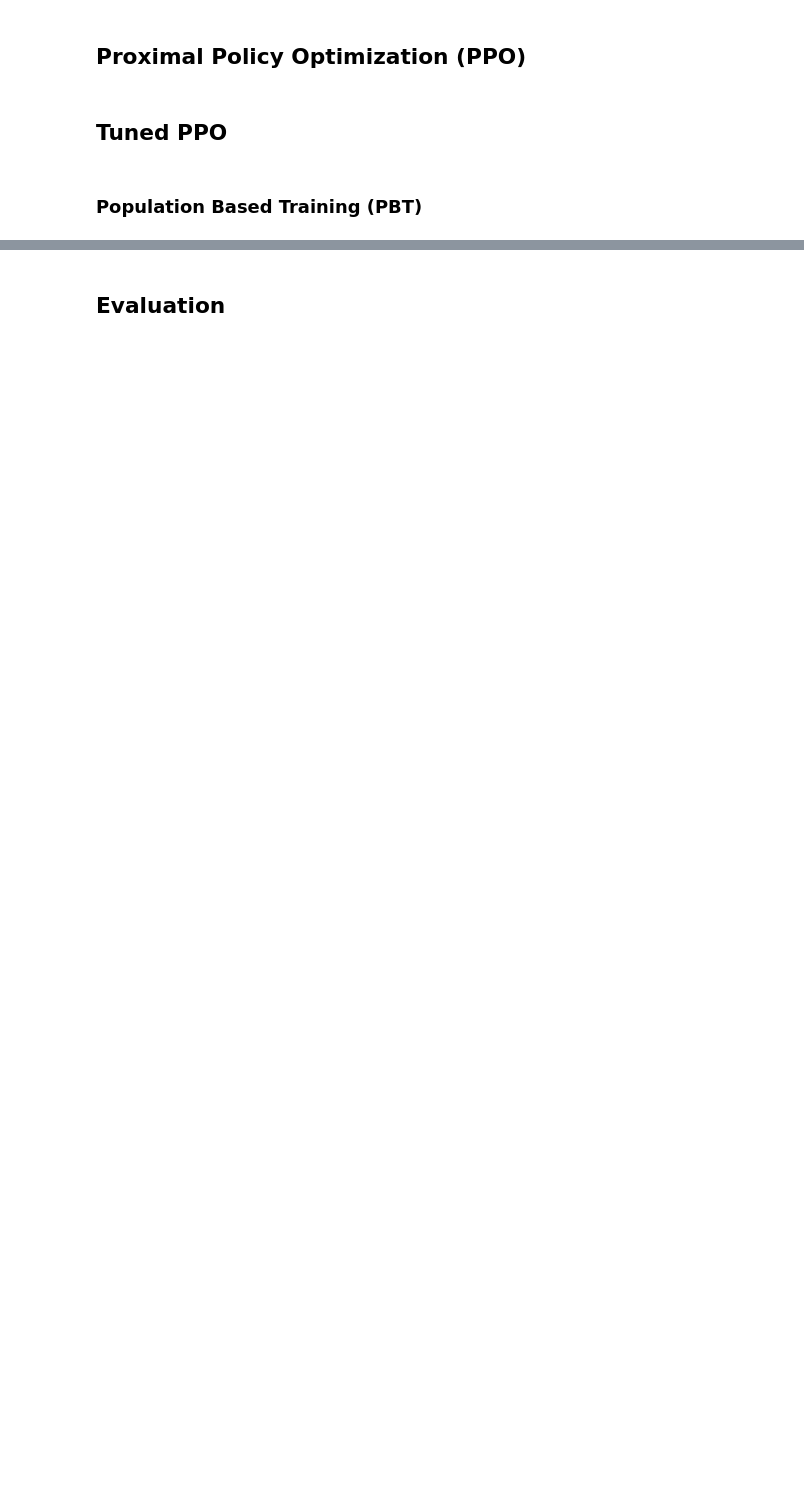
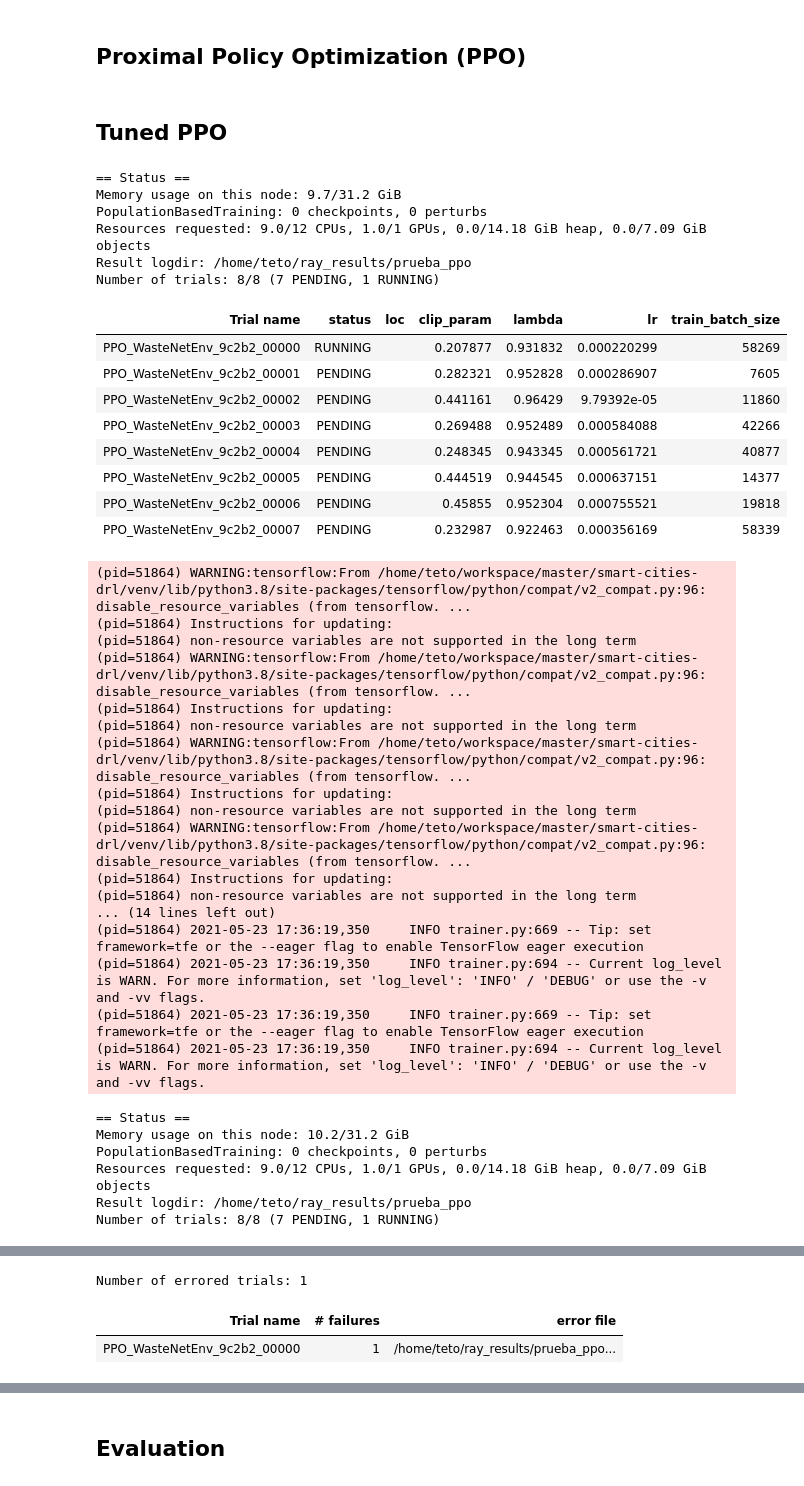
Before and after one commit to eescriba/smart-cities-drl, a Jupyter notebook: notebooks/wastenet.ipynb, the cells around one changed output, grey strips where cells are left out. Cells and saved outputs as stored; diff of their text form; code cells hidden in the pictures; blank space fills up the shorter version.

Commit message:
Update WasteNet notebook

```diff
--- a/notebooks/wastenet.ipynb
+++ b/notebooks/wastenet.ipynb
@@ -22 +49,5 @@ sys.path.insert(0,'./smart-cities-drl/src/')
 from wastenet.env import WasteNetEnv
+# %%
+register_env("WasteNet-v0", lambda config: WasteNetEnv(config))
+num_gpus = len(tf.config.list_physical_devices('GPU'))
+print("Num GPUs Available: ", num_gpus)
@@ -77,9 +124,9 @@ for step in range(n_step):
         sum_reward = 0
 # %% [markdown]
 ## Tuned PPO
-# %% [markdown]
-### Population Based Training (PBT)
 # %%
+# Population Based Training (PBT)
+
 # Postprocess the perturbed config to ensure it's still valid used if PBT.
 def explore(config):
     # ensure we collect enough timesteps to do sgd
@@ -98,7 +145,7 @@ pbt = PopulationBasedTraining(
     mode="max",
     # Specifies the mutations of these hyperparams
     hyperparam_mutations={
-        "lambda": lambda: random.uniform(0.9, 1.0),
+        "lambda": lambda: random.uniform(0.7, 1.0),
         "clip_param": lambda: random.uniform(0.01, 0.5),
         "lr": [1e-3, 5e-4, 1e-4, 5e-5, 1e-5],
         "num_sgd_iter": lambda: random.randint(1, 30),
@@ -109,29 +156,67 @@ pbt = PopulationBasedTraining(
 # %%
 analysis = run(
         'PPO',
-        name="prueba_ppo",
+        name="wastenet_ppo",
         scheduler=pbt,
         num_samples=8,
         config={
             "env": WasteNetEnv,
             "seed": 123,
-            "kl_coeff": 1.0,
-            "num_gpus": 1,
+            "num_gpus": num_gpus,
             "num_workers": 1,
             "observation_filter": "MeanStdFilter",
             "model": {
                 # "fcnet_hiddens": [
                 #     32,
                 #     32
                 # ],
                 "free_log_std": True
             },
             "num_sgd_iter": 10,
             "sgd_minibatch_size": 128,
             "lambda": sample_from(lambda spec: random.uniform(0.9, 1.0)),
             "clip_param": sample_from(lambda spec: random.uniform(0.1, 0.5)),
             "lr": sample_from(lambda spec: random.uniform(1e-3, 1e-5)),
             "train_batch_size": sample_from(
                 lambda spec: random.randint(1000, 60000))
         })
 print("best hyperparameters: ", analysis.best_config)
+# %% [output]
+== Status ==
+Memory usage on this node: 9.7/31.2 GiB
+PopulationBasedTraining: 0 checkpoints, 0 perturbs
+Resources requested: 9.0/12 CPUs, 1.0/1 GPUs, 0.0/14.18 GiB heap, 0.0/7.09 GiB objects
+Result logdir: /home/teto/ray_results/prueba_ppo
+Number of trials: 8/8 (7 PENDING, 1 RUNNING)
+| Trial name | status | loc | clip_param | lambda | lr | train_batch_size |
+| PPO_WasteNetEnv_9c2b2_00000 | RUNNING |  | 0.207877 | 0.931832 | 0.000220299 | 58269 |
+| PPO_WasteNetEnv_9c2b2_00001 | PENDING |  | 0.282321 | 0.952828 | 0.000286907 | 7605 |
+| PPO_WasteNetEnv_9c2b2_00002 | PENDING |  | 0.441161 | 0.96429 | 9.79392e-05 | 11860 |
+| PPO_WasteNetEnv_9c2b2_00003 | PENDING |  | 0.269488 | 0.952489 | 0.000584088 | 42266 |
+| PPO_WasteNetEnv_9c2b2_00004 | PENDING |  | 0.248345 | 0.943345 | 0.000561721 | 40877 |
+| PPO_WasteNetEnv_9c2b2_00005 | PENDING |  | 0.444519 | 0.944545 | 0.000637151 | 14377 |
+| PPO_WasteNetEnv_9c2b2_00006 | PENDING |  | 0.45855 | 0.952304 | 0.000755521 | 19818 |
+| PPO_WasteNetEnv_9c2b2_00007 | PENDING |  | 0.232987 | 0.922463 | 0.000356169 | 58339 |
+(pid=51864) WARNING:tensorflow:From /home/teto/workspace/master/smart-cities-drl/venv/lib/python3.8/site-packages/tensorflow/python/compat/v2_compat.py:96: disable_resource_variables (from tensorflow. ...
+(pid=51864) Instructions for updating:
+(pid=51864) non-resource variables are not supported in the long term
+(pid=51864) WARNING:tensorflow:From /home/teto/workspace/master/smart-cities-drl/venv/lib/python3.8/site-packages/tensorflow/python/compat/v2_compat.py:96: disable_resource_variables (from tensorflow. ...
+(pid=51864) Instructions for updating:
+(pid=51864) non-resource variables are not supported in the long term
+(pid=51864) WARNING:tensorflow:From /home/teto/workspace/master/smart-cities-drl/venv/lib/python3.8/site-packages/tensorflow/python/compat/v2_compat.py:96: disable_resource_variables (from tensorflow. ...
+(pid=51864) Instructions for updating:
+(pid=51864) non-resource variables are not supported in the long term
+(pid=51864) WARNING:tensorflow:From /home/teto/workspace/master/smart-cities-drl/venv/lib/python3.8/site-packages/tensorflow/python/compat/v2_compat.py:96: disable_resource_variables (from tensorflow. ...
+(pid=51864) Instructions for updating:
+(pid=51864) non-resource variables are not supported in the long term
+... (14 lines left out)
+(pid=51864) 2021-05-23 17:36:19,350     INFO trainer.py:669 -- Tip: set framework=tfe or the --eager flag to enable TensorFlow eager execution
+(pid=51864) 2021-05-23 17:36:19,350     INFO trainer.py:694 -- Current log_level is WARN. For more information, set 'log_level': 'INFO' / 'DEBUG' or use the -v and -vv flags.
+(pid=51864) 2021-05-23 17:36:19,350     INFO trainer.py:669 -- Tip: set framework=tfe or the --eager flag to enable TensorFlow eager execution
+(pid=51864) 2021-05-23 17:36:19,350     INFO trainer.py:694 -- Current log_level is WARN. For more information, set 'log_level': 'INFO' / 'DEBUG' or use the -v and -vv flags.
+== Status ==
+Memory usage on this node: 10.2/31.2 GiB
+PopulationBasedTraining: 0 checkpoints, 0 perturbs
+Resources requested: 9.0/12 CPUs, 1.0/1 GPUs, 0.0/14.18 GiB heap, 0.0/7.09 GiB objects
+Result logdir: /home/teto/ray_results/prueba_ppo
+Number of trials: 8/8 (7 PENDING, 1 RUNNING)
@@ -137,0 +264,3 @@ print("best hyperparameters: ", analysis.best_config)
+Number of errored trials: 1
+| Trial name | # failures | error file |
+| PPO_WasteNetEnv_9c2b2_00000 | 1 | /home/teto/ray_results/prueba_ppo... |
```
Also changed, not shown: parts of 9 cells of this notebook.
